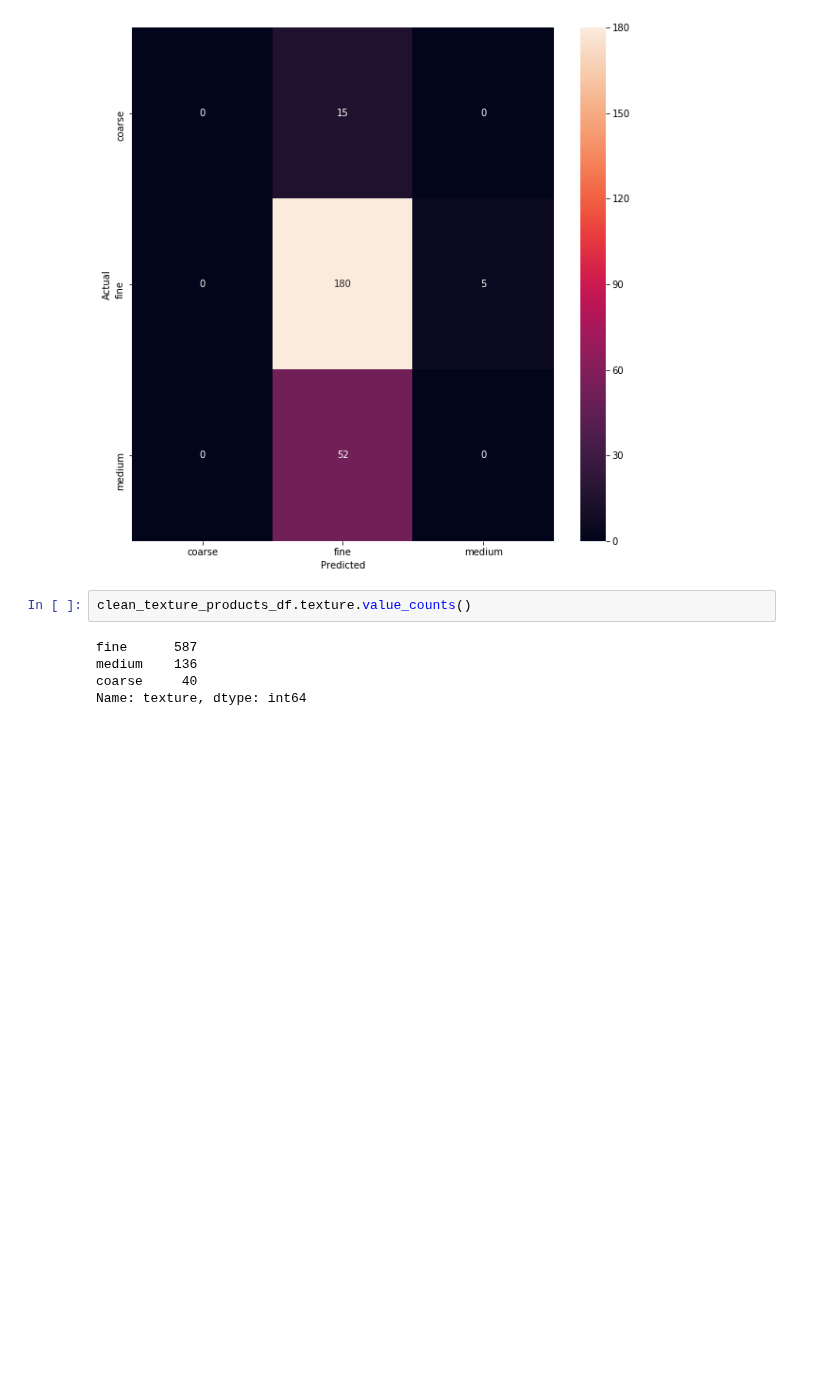
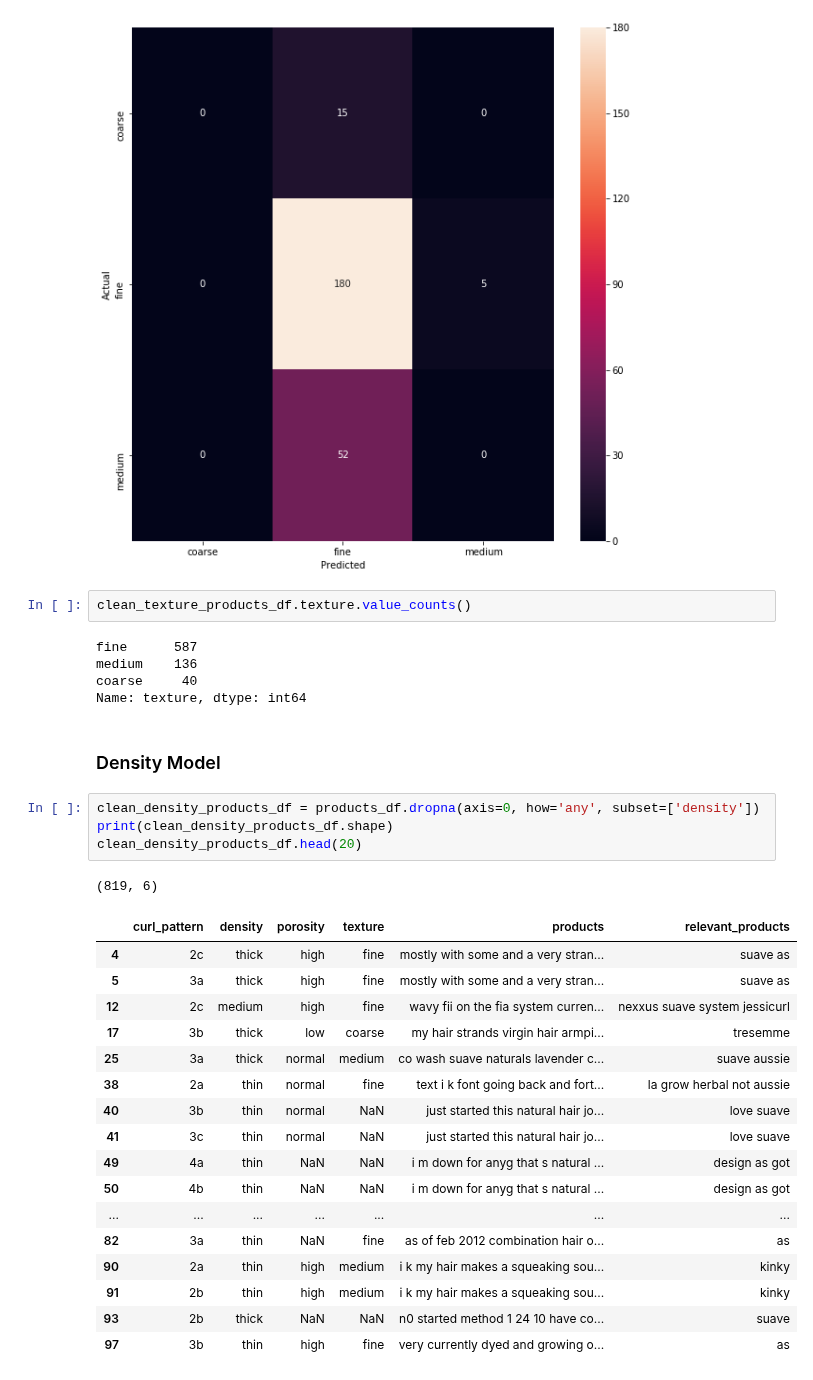
Before and after one commit to 99KHayes/products-for-curlies, a Jupyter notebook: notebooks/03_analysis/20190911-kph-models-on-cleaned-data.ipynb, the cells around one changed output. Drawn from its saved outputs; the diff is of its cells as text; blank space fills up the shorter version.

```diff
--- a/notebooks/03_analysis/20190911-kph-models-on-cleaned-data.ipynb
+++ b/notebooks/03_analysis/20190911-kph-models-on-cleaned-data.ipynb
@@ -446,3 +460,28 @@ fine      587
 medium    136
 coarse     40
 Name: texture, dtype: int64
+# %% [markdown]
+### Density Model
+# %%
+clean_density_products_df = products_df.dropna(axis=0, how='any', subset=['density'])
+print(clean_density_products_df.shape)
+clean_density_products_df.head(20)
+# %% [output]
+(819, 6)
+|  | curl_pattern | density | porosity | texture | products | relevant_products |
+| 4 | 2c | thick | high | fine | mostly with some and a very stran... | suave as |
+| 5 | 3a | thick | high | fine | mostly with some and a very stran... | suave as |
+| 12 | 2c | medium | high | fine | wavy fii on the fia system curren... | nexxus suave system jessicurl |
+| 17 | 3b | thick | low | coarse | my hair strands virgin hair armpi... | tresemme |
+| 25 | 3a | thick | normal | medium | co wash suave naturals lavender c... | suave aussie |
+| 38 | 2a | thin | normal | fine | text i k font going back and fort... | la grow herbal not aussie |
+| 40 | 3b | thin | normal | NaN | just started this natural hair jo... | love suave |
+| 41 | 3c | thin | normal | NaN | just started this natural hair jo... | love suave |
+| 49 | 4a | thin | NaN | NaN | i m down for anyg that s natural ... | design as got |
+| 50 | 4b | thin | NaN | NaN | i m down for anyg that s natural ... | design as got |
+| ... | ... | ... | ... | ... | ... | ... |
+| 82 | 3a | thin | NaN | fine | as of feb 2012 combination hair o... | as |
+| 90 | 2a | thin | high | medium | i k my hair makes a squeaking sou... | kinky |
+| 91 | 2b | thin | high | medium | i k my hair makes a squeaking sou... | kinky |
+| 93 | 2b | thick | NaN | NaN | n0 started method 1 24 10 have co... | suave |
+| 97 | 3b | thin | high | fine | very currently dyed and growing o... | as |
```
Also changed, not shown: parts of 24 cells of this notebook, 2 other files.
